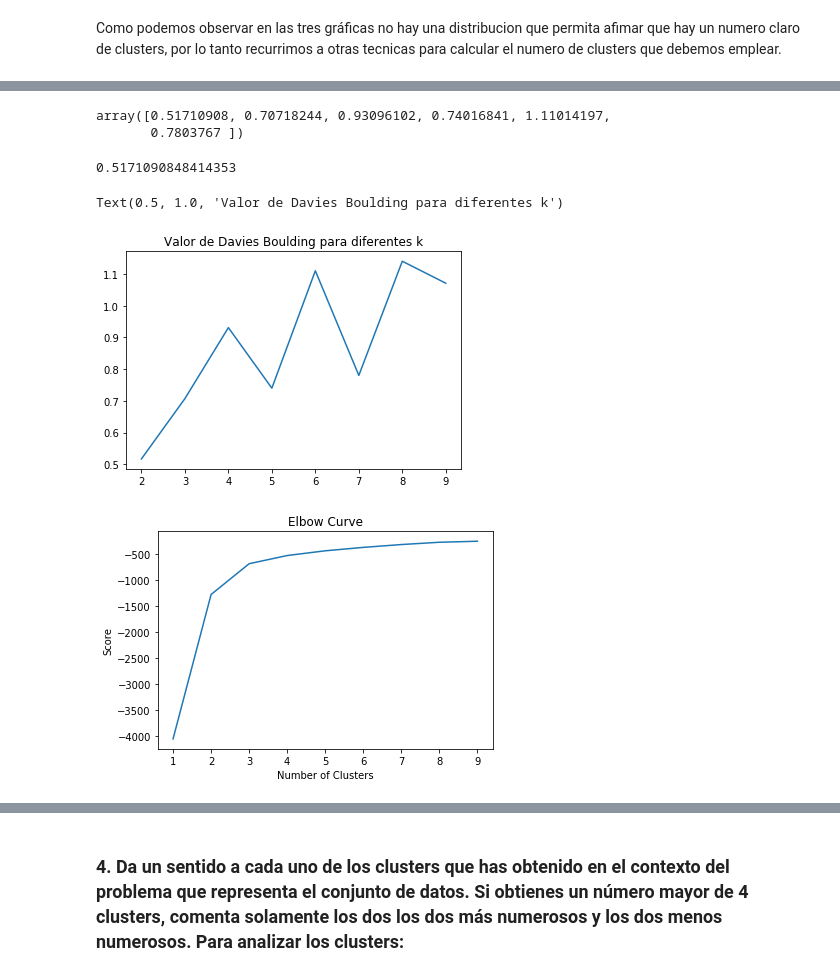
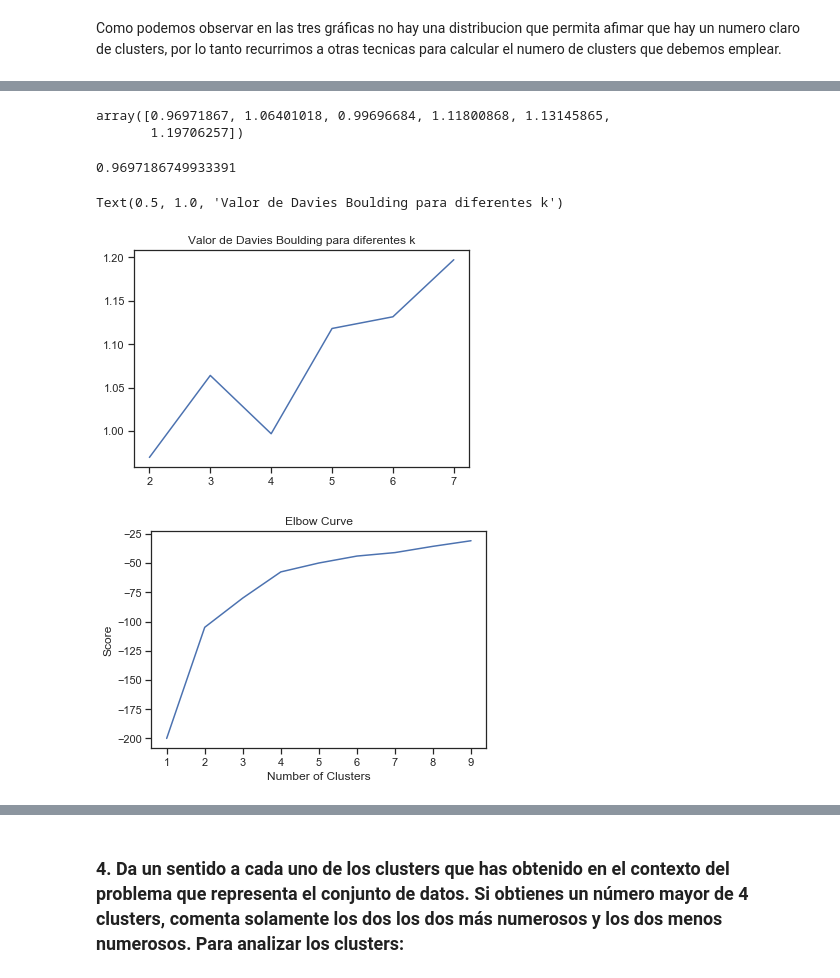
Before and after one commit to diegoambite/IA2, a Jupyter notebook: Práctica 1.1 IA2.ipynb, the cells around one changed output, grey strips where cells are left out. Cells and saved outputs as stored; diff of their text form; code cells hidden in the pictures.

Commit message:
Changes in clusters

```diff
--- a/Práctica 1.1 IA2.ipynb
+++ b/Práctica 1.1 IA2.ipynb
@@ -121,9 +122,9 @@ Finalmente comprobando las Scatter Plots de los delitos respecto a la UrbanPop n
 ### 2. Considera si debes re‐escalar las variables antes y el tipo de escalado que usas. Razona tu elección.
 # %%
 scaler = StandardScaler()
-data_crimes_standardized = scaler.fit_transform(data_crimes)
+array_data = scaler.fit_transform(data_crimes)
 
 #data_crimes_standardized = preprocessing.StandardScaler(data_crimes)
 print(data_crimes_standardized)
-data_crimes_standardized = pd.DataFrame(data_crimes_standardized)
+data_crimes_standardized = pd.DataFrame(array_data)
 # %% [output]
@@ -178,0 +180,21 @@ for plot in data_crimes_standardized:
+# %%
+def plot_clusters(X, labels=None, centers=None):
+    """ Función auxiliar para pintar los puntos de los clusters y, optativamente, sus centros.
+    :param X: array de puntos de dos dimensiones (array de array de enteros)
+    :param labels: cluster al que pertenece cada punto (array de enteros)
+    :param centers: coordenadas de los centroides de los clusters (array de array de enteros)
+    """
+
+    colors = ['r','g','b','c','y','k','w','m',]
+    fig = plt.figure(figsize=(8,8))
+
+    # Los dos primeros parámetros de la función scatter son las coordenadas de los puntos,
+    # el parámetro 'c' indica la clase asignada de cada punto, y 'cmap' se usa para colorear
+    # las distintas clases
+    plt.scatter(X[:,0], X[:,1], c=labels, cmap=ListedColormap(colors))
+
+    # Pintar los centroides de los clusters
+    if centers is not None:
+        plt.scatter(centers[:,0], centers[:,1], marker="x", color='k', s=150, linewidths = 5, zorder=10)
+
+    plt.show()
@@ -200,8 +230,8 @@ davies_boulding = np.zeros(K_MAX - 2)
 
 for k in range(2, K_MAX):
     km = KMeans(init='random', n_clusters=k, random_state=333)
-    km.fit(X)
-    plot_clusters(X, km.labels_, km.cluster_centers_)
+    km.fit(array_data)
+    plot_clusters(array_data, km.labels_, km.cluster_centers_)
 
-    davies_boulding[k-2] = davies_bouldin_score(X, km.labels_)
+    davies_boulding[k-2] = davies_bouldin_score(array_data, km.labels_)
 # %% [output]
@@ -214,28 +244,28 @@ for k in range(2, K_MAX):
 # %%
 davies_boulding
 # %% [output]
-array([0.51710908, 0.70718244, 0.93096102, 0.74016841, 1.11014197,
-       0.7803767 ])
+array([0.96971867, 1.06401018, 0.99696684, 1.11800868, 1.13145865,
+       1.19706257])
 # %%
 np.amin(davies_boulding)
 # %% [output]
-0.5171090848414353
+0.9697186749933391
 # %%
 plt.plot(range(2, K_MAX), davies_boulding)
 plt.title('Valor de Davies Boulding para diferentes k')
 # %% [output]
 Text(0.5, 1.0, 'Valor de Davies Boulding para diferentes k')
-[figure, old version]
+[figure, new version]
 # %%
 Nc = range(1, 10)
 kmeans = [KMeans(n_clusters=i) for i in Nc]
 kmeans
-score = [kmeans[i].fit(X).score(X) for i in range(len(kmeans))]
+score = [kmeans[i].fit(array_data).score(array_data) for i in range(len(kmeans))]
 score
 plt.plot(Nc,score)
 plt.xlabel('Number of Clusters')
 plt.ylabel('Score')
 plt.title('Elbow Curve')
 plt.show()
 # %% [output]
-[figure, old version]
+[figure, new version]
```
Also changed, not shown: parts of 33 cells of this notebook.
